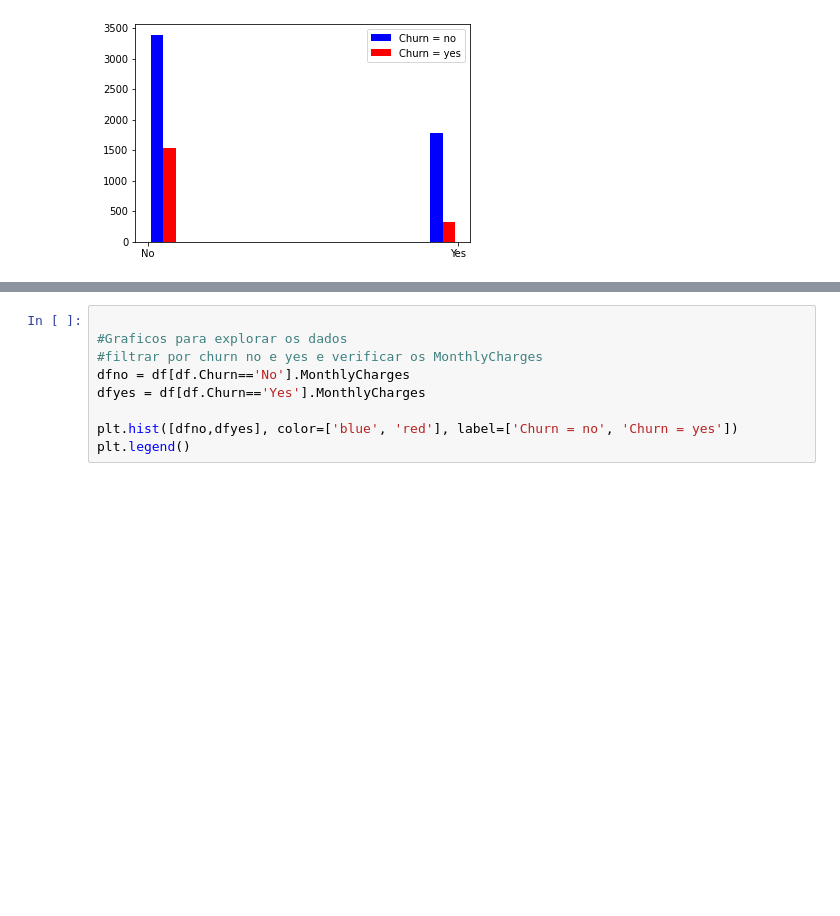
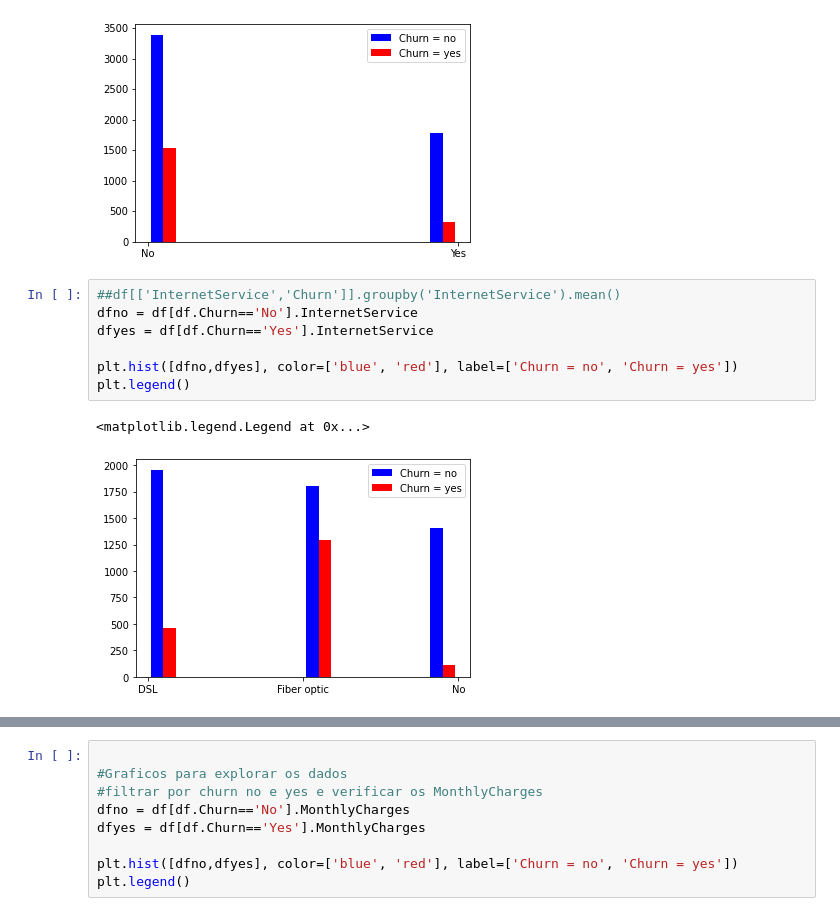
Before and after one commit to Viniciusalgueiro/Studing_DataScience, a Jupyter notebook: churn_Model.ipynb, the cells around one changed output, grey strips where cells are left out. Drawn from its saved outputs; the diff is of its cells as text; blank space fills up the shorter version.

```diff
--- a/churn_Model.ipynb
+++ b/churn_Model.ipynb
@@ -138,3 +139,13 @@ plt.legend()
 # %% [output]
 <matplotlib.legend.Legend at 0x...>
 [figure]
+# %%
+##df[['InternetService','Churn']].groupby('InternetService').mean()
+dfno = df[df.Churn=='No'].InternetService
+dfyes = df[df.Churn=='Yes'].InternetService
+
+plt.hist([dfno,dfyes], color=['blue', 'red'], label=['Churn = no', 'Churn = yes'])
+plt.legend()
+# %% [output]
+<matplotlib.legend.Legend at 0x...>
+[figure, added]
```
Also changed, not shown: parts of 9 cells of this notebook.
